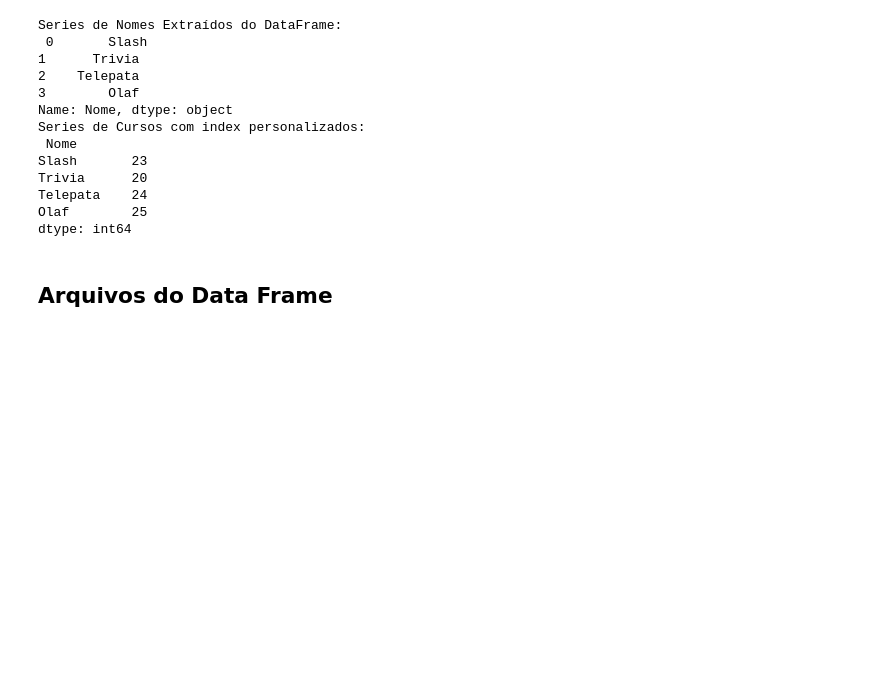
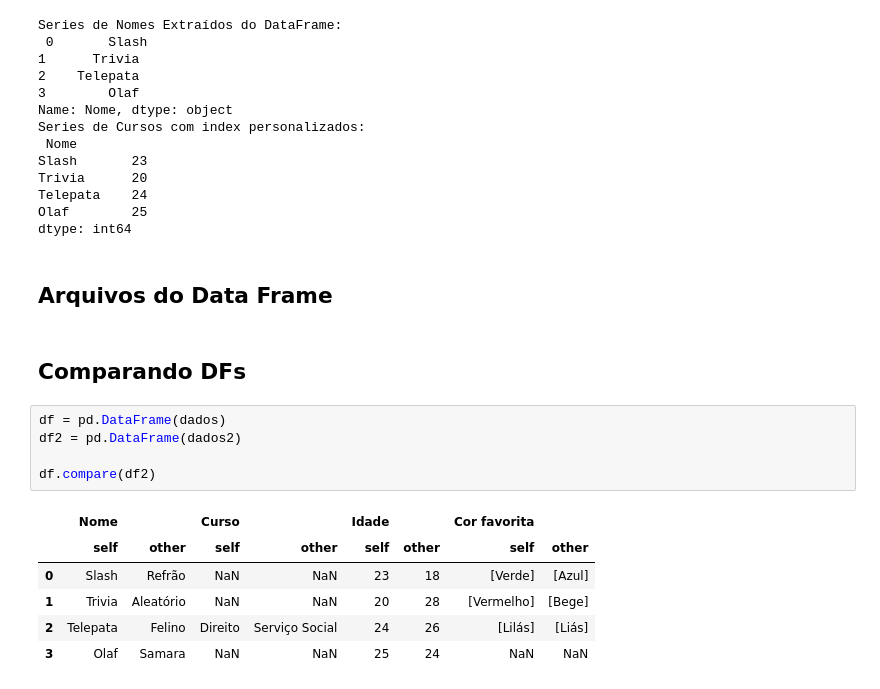
Before and after one commit to CaioPalombo/fundamentos, a Jupyter notebook: panda.ipynb, the cells around one changed output. Saved outputs shown, nothing was run; the diff lists cells and outputs as text; blank space fills up the shorter version.

```diff
--- a/panda.ipynb
+++ b/panda.ipynb
@@ -70,3 +70,17 @@ Olaf        25
 dtype: int64
 # %% [markdown]
 ## Arquivos do Data Frame
+# %% [markdown]
+## Comparando DFs
+# %%
+df = pd.DataFrame(dados)
+df2 = pd.DataFrame(dados2)
+
+df.compare(df2)
+# %% [output]
+|  | Nome |  | Curso |  | Idade |  | Cor favorita |  |
+|  | self | other | self | other | self | other | self | other |
+| 0 | Slash | Refrão | NaN | NaN | 23 | 18 | [Verde] | [Azul] |
+| 1 | Trivia | Aleatório | NaN | NaN | 20 | 28 | [Vermelho] | [Bege] |
+| 2 | Telepata | Felino | Direito | Serviço Social | 24 | 26 | [Lilás] | [Liás] |
+| 3 | Olaf | Samara | NaN | NaN | 25 | 24 | NaN | NaN |
```
Also changed, not shown: parts of 14 cells of this notebook.
